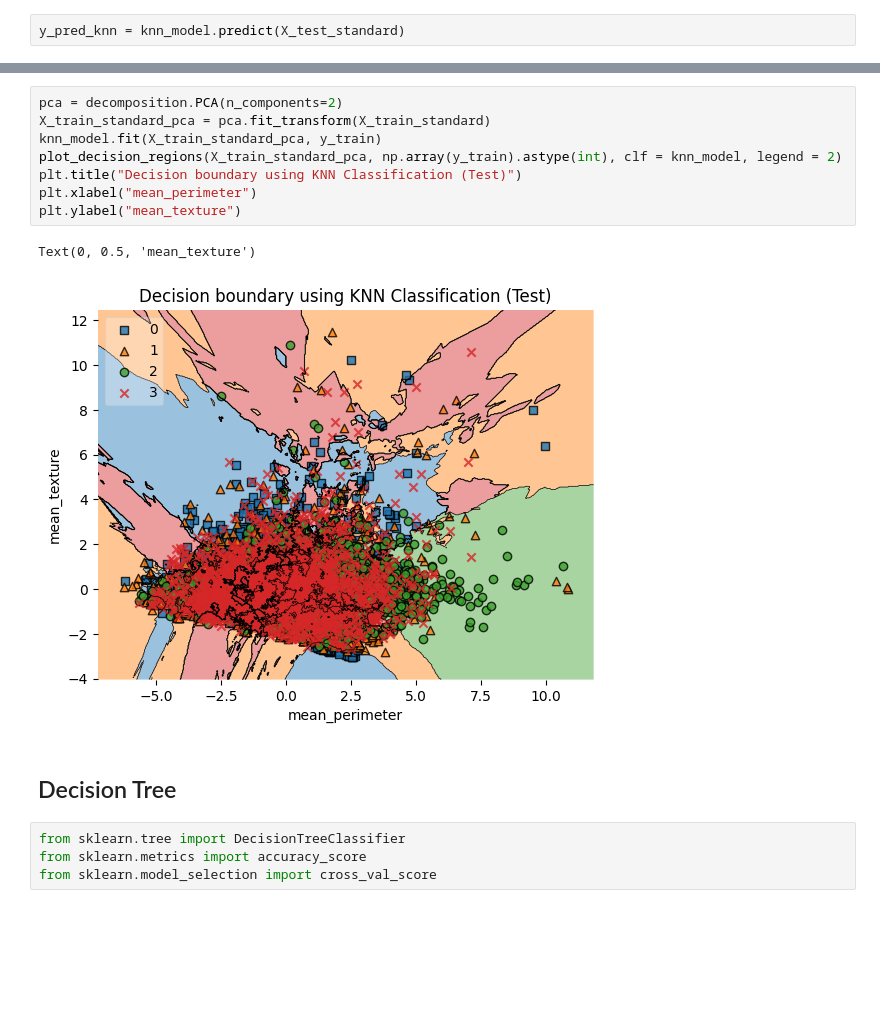
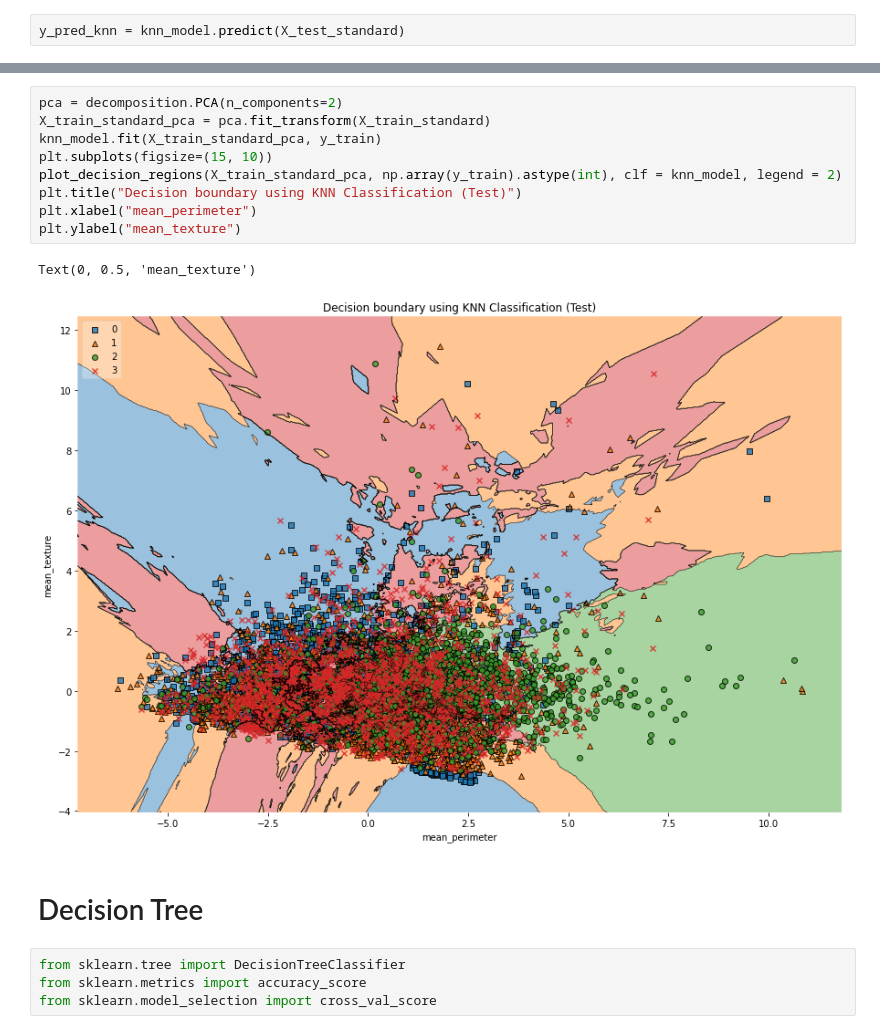
Before and after one commit to bigliolimatteo/skynet-building-functions, a Jupyter notebook: features_approach.ipynb, the cells around one changed output, grey strips where cells are left out. Saved outputs shown, nothing was run; the diff lists cells and outputs as text; blank space fills up the shorter version.

```diff
--- a/features_approach.ipynb
+++ b/features_approach.ipynb
@@ -100,16 +126,17 @@ plot_confusion_matrix(confusion_mtx, labels_encoder, title='Confusion matrix - K
 # %%
 pca = decomposition.PCA(n_components=2)
 X_train_standard_pca = pca.fit_transform(X_train_standard)
 knn_model.fit(X_train_standard_pca, y_train)
+plt.subplots(figsize=(15, 10))
 plot_decision_regions(X_train_standard_pca, np.array(y_train).astype(int), clf = knn_model, legend = 2)
 plt.title("Decision boundary using KNN Classification (Test)")
 plt.xlabel("mean_perimeter")
 plt.ylabel("mean_texture")
 # %% [output]
 Text(0, 0.5, 'mean_texture')
-[figure, old version]
+[figure, new version]
 # %% [markdown]
-## Decision Tree
+# Decision Tree
 # %%
 from sklearn.tree import DecisionTreeClassifier
 from sklearn.metrics import accuracy_score
```
Also changed, not shown: parts of 16 cells of this notebook.
